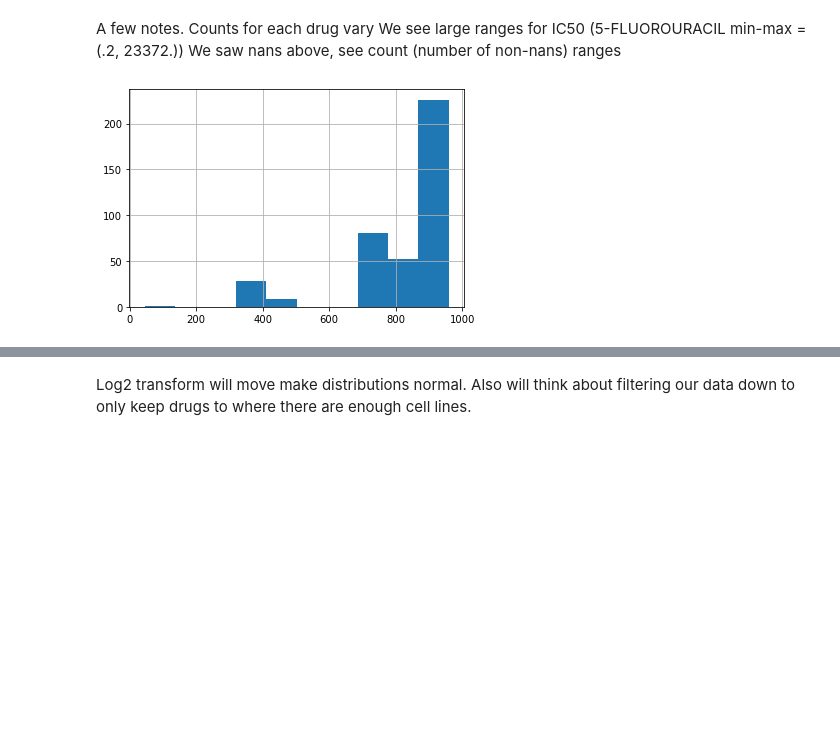
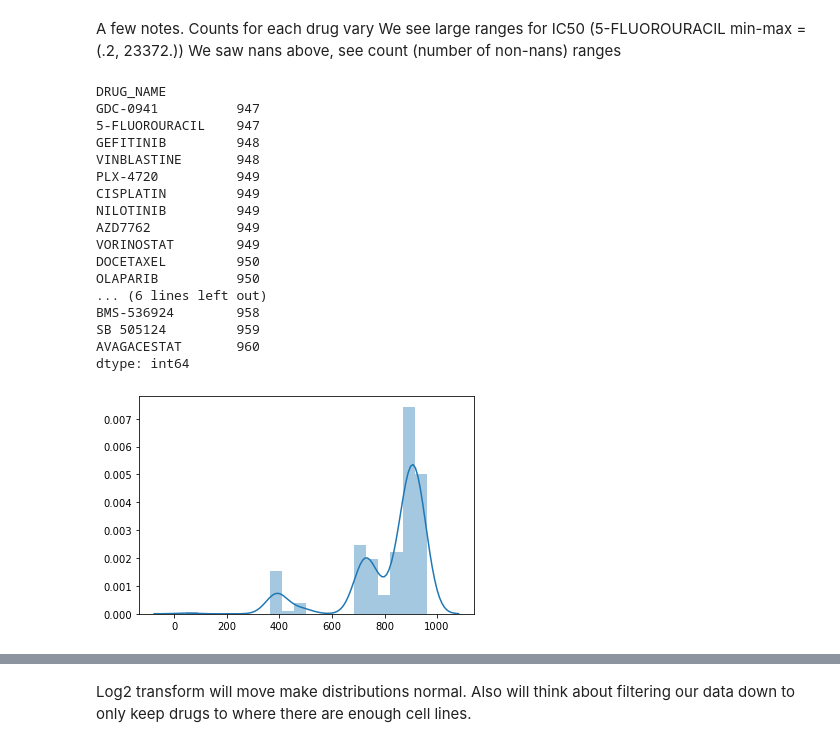
Before and after one commit to dykstrajustin/StartML, a Jupyter notebook: data_prep.ipynb, the cells around one changed output, grey strips where cells are left out. Cells and saved outputs as stored; diff of their text form; code cells hidden in the pictures; blank space fills up the shorter version.

Commit message:
Updated drug response and feature expression prep.

```diff
--- a/data_prep.ipynb
+++ b/data_prep.ipynb
@@ -75,9 +63,29 @@ A few notes. Counts for each drug vary
 We see large ranges for IC50 (5-FLUOROURACIL min-max = (.2, 23372.))
 We saw nans above, see count (number of non-nans) ranges
 # %%
-gdsc_df.count().hist();
+gdsc_df.count().sort_values().tail(20)
 # %% [output]
-[figure, removed]
+DRUG_NAME
+GDC-0941          947
+5-FLUOROURACIL    947
+GEFITINIB         948
+VINBLASTINE       948
+PLX-4720          949
+CISPLATIN         949
+NILOTINIB         949
+AZD7762           949
+VORINOSTAT        949
+DOCETAXEL         950
+OLAPARIB          950
+... (6 lines left out)
+BMS-536924        958
+SB 505124         959
+AVAGACESTAT       960
+dtype: int64
+# %%
+sns.distplot(gdsc_df.count());
+# %% [output]
+[figure, added]
 # %%
 gdsc_df['5-FLUOROURACIL'].hist(figsize=(3, 3));
 # %% [output]
```
Also changed, not shown: parts of 41 cells of this notebook.
